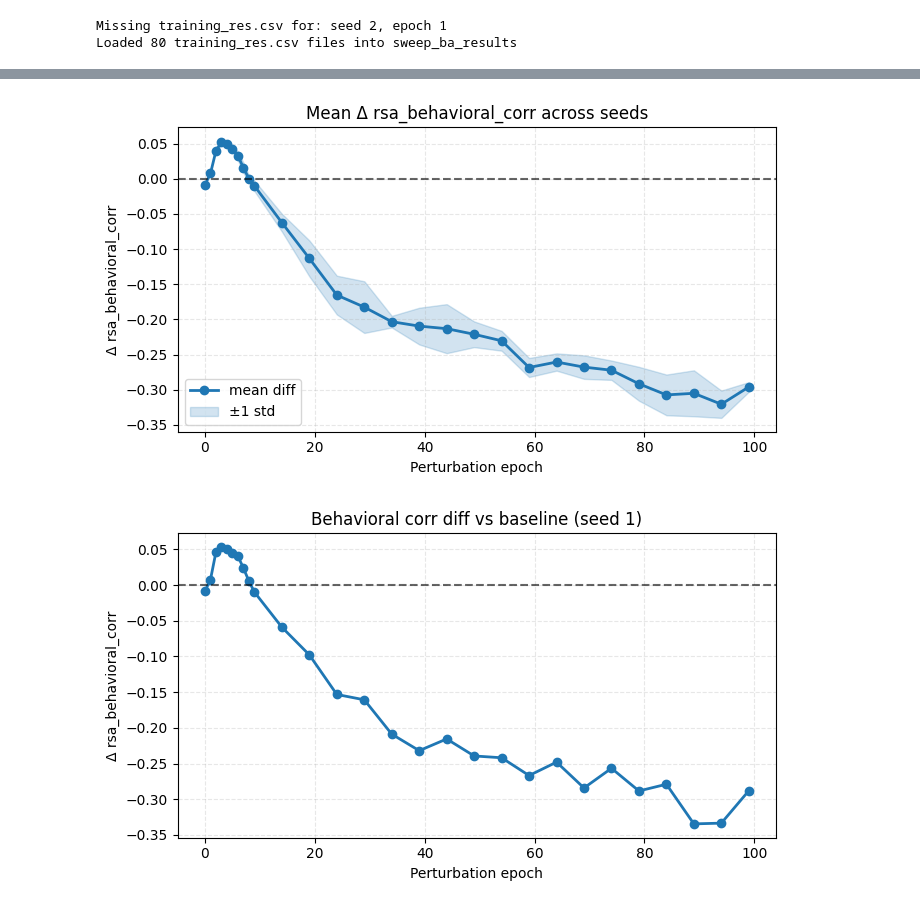
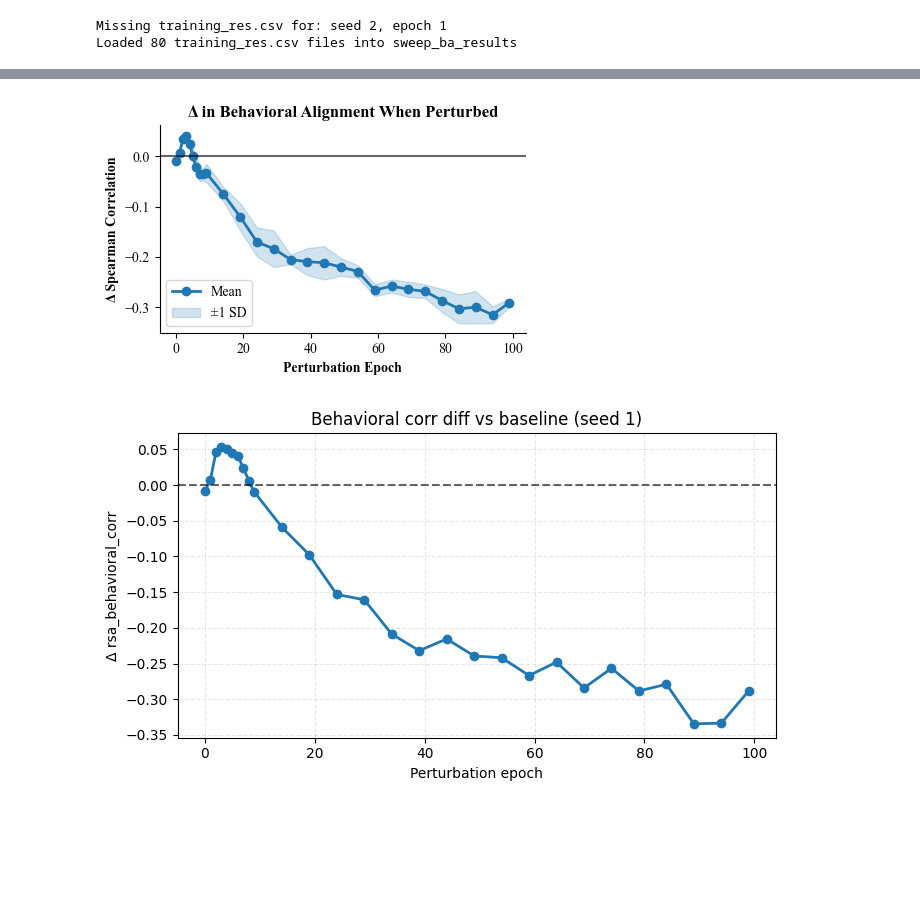
Before and after one commit to marrenj/cvpr_perturbations, a Jupyter notebook: notebooks/figures/all_figures.ipynb, the cells around one changed output, grey strips where cells are left out. Cells and saved outputs as stored; diff of their text form; code cells hidden in the pictures; blank space fills up the shorter version.

```diff
--- a/notebooks/figures/all_figures.ipynb
+++ b/notebooks/figures/all_figures.ipynb
@@ -450,25 +450,28 @@ Computed diffs for 80 runs; keys like (seed, epoch): [(1, 0), (1, 1), (1, 2), (1
 # %%
 records = []
 for (seed, epoch_key), diff_val in sweep_ba_diff.items():
     val = float(diff_val)
     records.append({'seed': seed, 'epoch': epoch_key, 'diff': val})
 
 diff_df = pd.DataFrame(records)
 mean_df = diff_df.groupby('epoch')['diff'].agg(['mean','std']).reset_index()
 
-plt.figure(figsize=(7,4))
-plt.plot(mean_df['epoch'], mean_df['mean'], marker='o', lw=2, color='C0', label='mean diff')
-plt.fill_between(mean_df['epoch'], mean_df['mean']-mean_df['std'], mean_df['mean']+mean_df['std'], color='C0', alpha=0.2, label='±1 std')
-plt.axhline(0, color='black', linestyle='--', alpha=0.6)
-plt.title('Mean Δ rsa_behavioral_corr across seeds')
-plt.xlabel('Perturbation epoch')
-plt.ylabel('Δ rsa_behavioral_corr')
-plt.grid(True, linestyle='--', alpha=0.3)
+plt.figure(figsize=(4.5, 3))
+plt.plot(mean_df['epoch'], mean_df['mean'], marker='o', lw=2, color='C0', label='Mean')
+plt.fill_between(mean_df['epoch'], mean_df['mean']-mean_df['std'], mean_df['mean']+mean_df['std'], color='C0', alpha=0.2, label='±1 SD')
+plt.axhline(0, color='black', linestyle='-', alpha=0.6)
+plt.title('Δ in Behavioral Alignment When Perturbed', fontweight='bold')
+plt.xlabel('Perturbation Epoch', fontweight='bold')
+plt.ylabel('Δ Spearman Correlation', fontweight='bold')
 plt.legend()
+
+plt.gca().spines['top'].set_visible(False)
+plt.gca().spines['right'].set_visible(False)
+
 plt.tight_layout()
 plt.show()
 # %% [output]
-[figure, old version]
+[figure, new version]
 # %%
 # Convert to DataFrame with rows=epoch, columns=seed, values=diff (mean over series if needed)
 records = []
```
Also changed, not shown: parts of 2 cells of this notebook, 3 other files.
